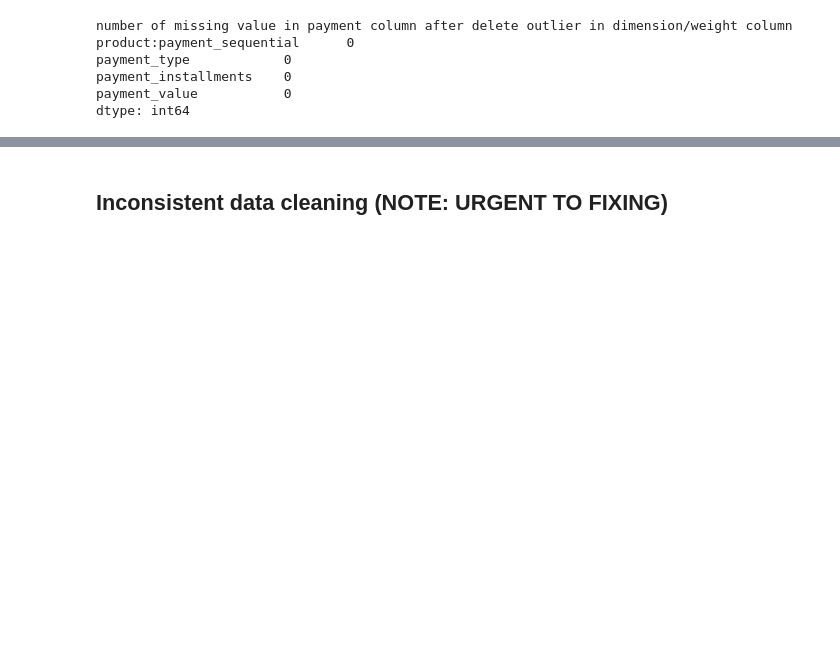
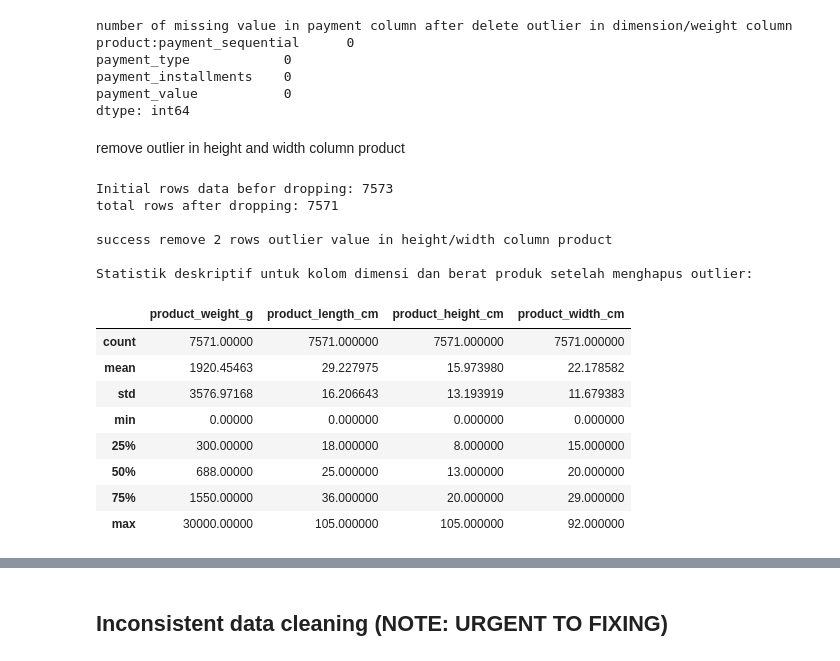
Before and after one commit to RizkiRdm/Olist-E-commerce-Performance-Analysis, a Jupyter notebook: notebooks/data_cleaning.ipynb, the cells around one changed output, grey strips where cells are left out. Saved outputs shown, nothing was run; the diff lists cells and outputs as text; code cells hidden in the pictures; blank space fills up the shorter version.

Commit message:
feat: Remove remaining extreme outliers in product dimension and weight
- Ensures product dimension and weight columns now have realistic maximum values.

```diff
--- a/notebooks/data_cleaning.ipynb
+++ b/notebooks/data_cleaning.ipynb
@@ -2284,7 +2284,7 @@ if outliers_still_present:
         col for col in dimension_weight_cols if col in ecom_data_df.columns
     ]
     print(
-        "\nStatistik deskriptif untuk kolom dimensi dan berat produk setelah menghapus outlier:"
+        "\nDescriptive statistics for the product dimension and weight columns after removing outliers:"
     )
     display(ecom_data_df[existing_dim_weight_cols].describe())
 
@@ -2301,7 +2301,7 @@ if outliers_still_present:
     ]
 
     print(
-        f"\nnumber of missing value in payment column after delete outlier in dimension/weight column product:{ecom_data_df[existing_payment_cols].isnull().sum()}\n"
+        f"\nnumber of missing value in payment column after delete outlier in dimension/weight column product:\n{ecom_data_df[existing_payment_cols].isnull().sum()}\n"
     )
 
 else:
@@ -2329,3 +2329,78 @@ payment_type            0
 payment_installments    0
 payment_value           0
 dtype: int64
+# %% [markdown]
+remove outlier in height and width column product
+# %%
+plausible_max_dim = 1000
+
+outliers_still_present_height_width = (
+    ecom_data_df["product_height_cm"] > plausible_max_dim
+).any() or (ecom_data_df["product_height_cm"] > plausible_max_dim).any()
+
+
+if outliers_still_present_height_width:
+    initial_rows_outliers = len(ecom_data_df)
+    print(f"Initial rows data befor dropping: {initial_rows_outliers}")
+
+    extreme_dim_height_width_mask = (
+        ecom_data_df["product_height_cm"] > plausible_max_dim
+    ) | (ecom_data_df["product_width_cm"] > plausible_max_dim)
+
+    ecom_data_df.drop(ecom_data_df[extreme_dim_height_width_mask].index, inplace=True)
+
+    rows_after_removal_dim_weight_outliers = len(ecom_data_df)
+    print(f"total rows after dropping: {rows_after_removal_dim_weight_outliers}")
+
+    removed_count_dim_weight_outliers = (
+        initial_rows_outliers - rows_after_removal_dim_weight_outliers
+    )
+    print(
+        f"\nsuccess remove {removed_count_dim_weight_outliers} rows outlier value in height/width column product"
+    )
+
+    # Check statistic descriptive for height/width column product after dropping
+    existing_dim_weight_cols = [
+        col for col in dimension_weight_cols if col in ecom_data_df.columns
+    ]
+    print(
+        "\nDescriptive statistics for the product dimension and weight columns after removing outliers:"
+    )
+    display(ecom_data_df[existing_dim_weight_cols].describe())
+
+    # Recheck the number of missing values in ALL payment columns
+    payment_columns = [
+        "payment_sequential",
+        "payment_type",
+        "payment_installments",
+        "payment_value",
+    ]
+
+    existing_payment_cols = [
+        col for col in payment_columns if col in ecom_data_df.columns
+    ]
+
+    print(
+        f"\nnumber of missing value in payment column after delete outlier in height/width column product:\n{ecom_data_df[existing_payment_cols].isnull().sum()}\n"
+    )
+
+else:
+    print(
+        "No extreme outliers in the height/width column were detected or previously removed. Passed the removal process."
+    )
+# %% [output]
+Initial rows data befor dropping: 7573
+total rows after dropping: 7571
+
+success remove 2 rows outlier value in height/width column product
+
+Statistik deskriptif untuk kolom dimensi dan berat produk setelah menghapus outlier:
+|  | product_weight_g | product_length_cm | product_height_cm | product_width_cm |
+| count | 7571.00000 | 7571.000000 | 7571.000000 | 7571.000000 |
+| mean | 1920.45463 | 29.227975 | 15.973980 | 22.178582 |
+| std | 3576.97168 | 16.206643 | 13.193919 | 11.679383 |
+| min | 0.00000 | 0.000000 | 0.000000 | 0.000000 |
+| 25% | 300.00000 | 18.000000 | 8.000000 | 15.000000 |
+| 50% | 688.00000 | 25.000000 | 13.000000 | 20.000000 |
+| 75% | 1550.00000 | 36.000000 | 20.000000 | 29.000000 |
+| max | 30000.00000 | 105.000000 | 105.000000 | 92.000000 |
```
Also changed, not shown: parts of 1 cell of this notebook.
